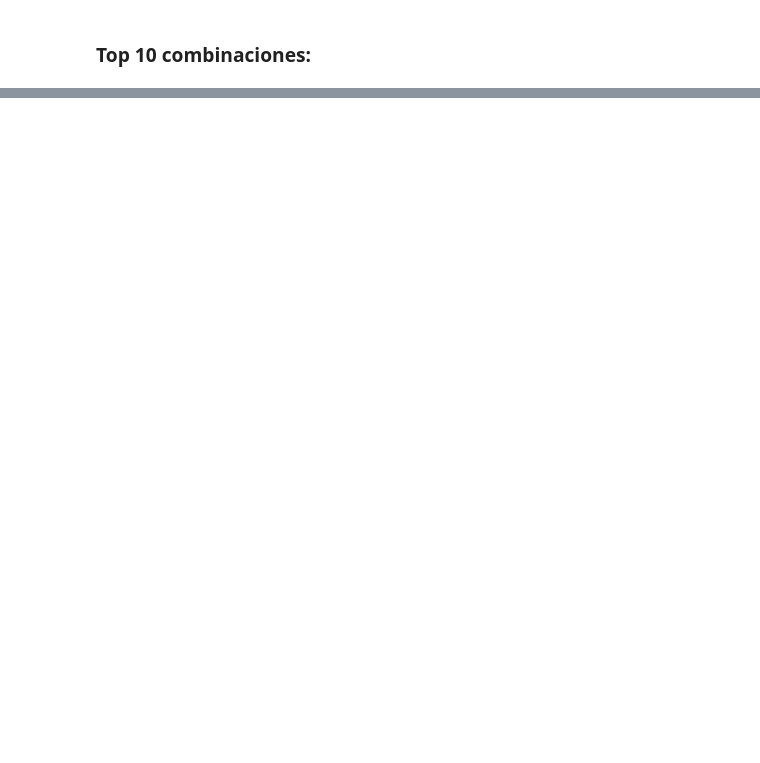
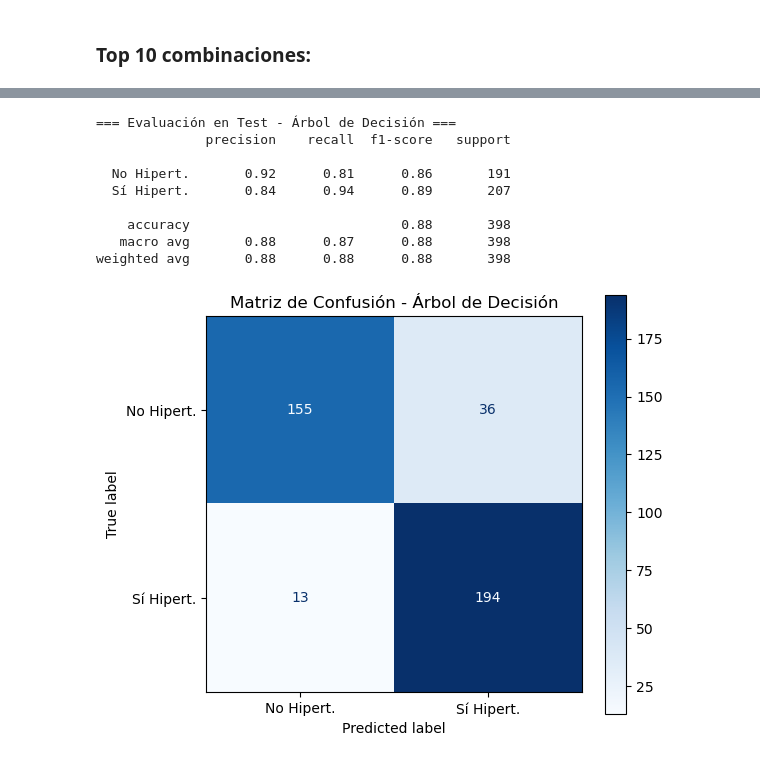
Before and after one commit to JhonZacipa/ML-hypertension-risk-prediction, a Jupyter notebook: ML Clasificación-árboles de decisión-y-K-vecinos.ipynb, the cells around one changed output, grey strips where cells are left out. Saved outputs shown, nothing was run; the diff lists cells and outputs as text; code cells hidden in the pictures; blank space fills up the shorter version.

```diff
--- a/ML Clasificación-árboles de decisión-y-K-vecinos.ipynb
+++ b/ML Clasificación-árboles de decisión-y-K-vecinos.ipynb
@@ -842,0 +954,24 @@ plt.show()
+# %%
+print("=== Evaluación en Test - Árbol de Decisión ===")
+print(classification_report(y_test, y_pred_tree, target_names=['No Hipert.', 'Sí Hipert.']))
+
+fig, ax = plt.subplots(figsize=(6, 5))
+ConfusionMatrixDisplay.from_predictions(
+    y_test, y_pred_tree,
+    display_labels=['No Hipert.', 'Sí Hipert.'],
+    cmap='Blues', ax=ax
+)
+ax.set_title('Matriz de Confusión - Árbol de Decisión')
+plt.tight_layout()
+plt.show()
+# %% [output]
+=== Evaluación en Test - Árbol de Decisión ===
+              precision    recall  f1-score   support
+
+  No Hipert.       0.92      0.81      0.86       191
+  Sí Hipert.       0.84      0.94      0.89       207
+
+    accuracy                           0.88       398
+   macro avg       0.88      0.87      0.88       398
+weighted avg       0.88      0.88      0.88       398
+[figure, added]
```
Also changed, not shown: parts of 69 cells of this notebook, 2 other files.
